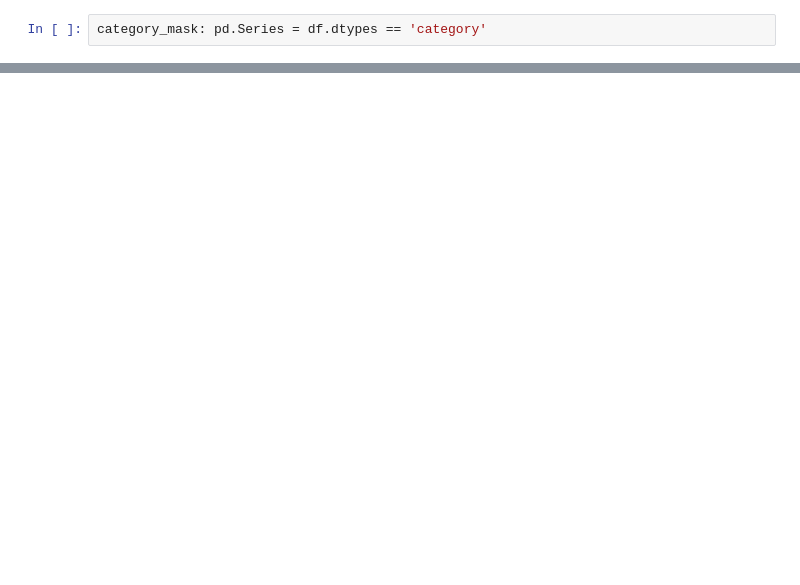
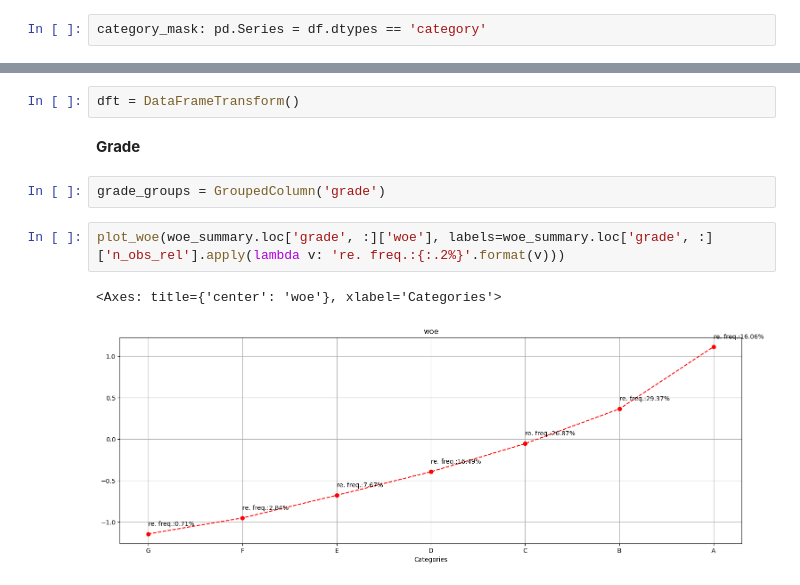
Before and after one commit to Xavi-Linux/CaRMeLo, a Jupyter notebook: notebooks/Data_preparation.ipynb, the cells around one changed output, grey strips where cells are left out. Saved outputs shown, nothing was run; the diff lists cells and outputs as text; blank space fills up the shorter version.

```diff
--- a/notebooks/Data_preparation.ipynb
+++ b/notebooks/Data_preparation.ipynb
@@ -138,0 +243,11 @@ modified_marginal_prob
+# %%
+dft = DataFrameTransform()
+# %% [markdown]
+**Grade**
+# %%
+grade_groups = GroupedColumn('grade')
+# %%
+plot_woe(woe_summary.loc['grade', :]['woe'], labels=woe_summary.loc['grade', :]['n_obs_rel'].apply(lambda v: 're. freq.:{:.2%}'.format(v)))
+# %% [output]
+<Axes: title={'center': 'woe'}, xlabel='Categories'>
+[figure, added]
```
Also changed, not shown: parts of 31 cells of this notebook.
